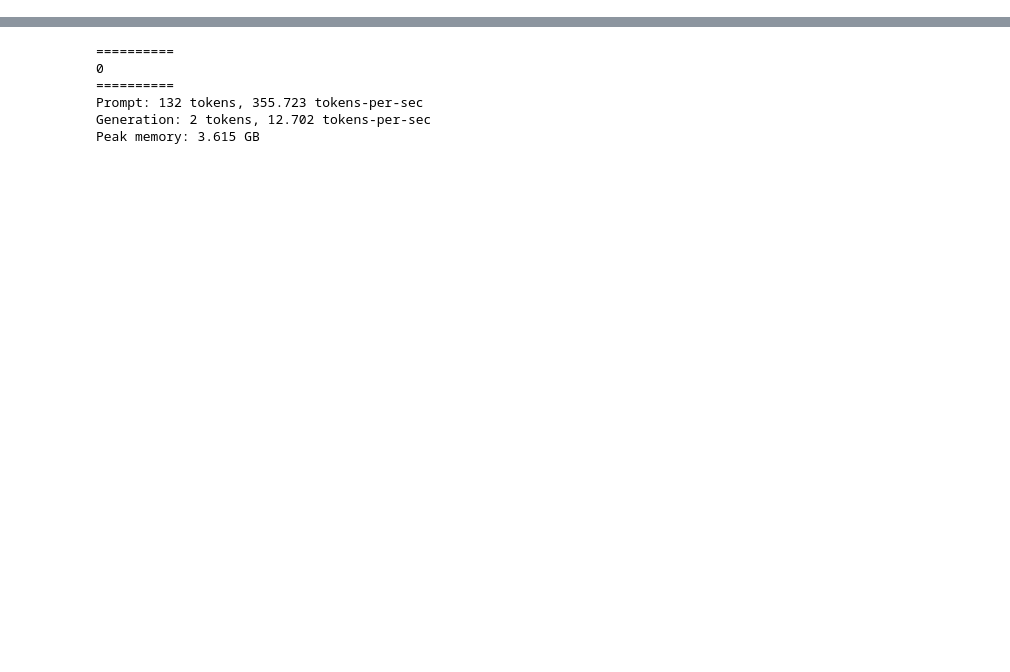
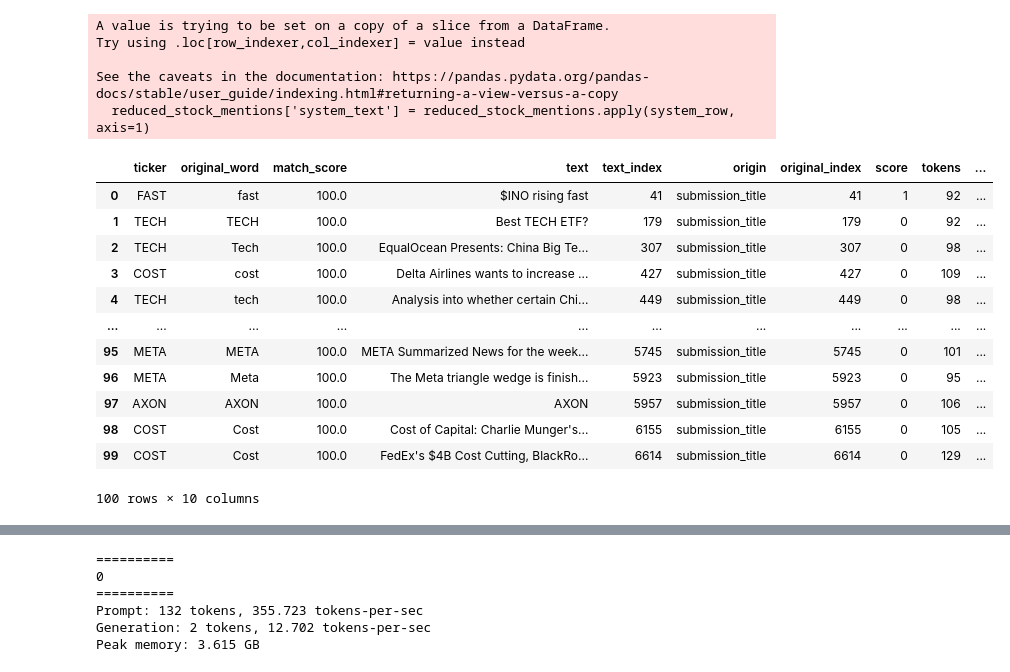
Before and after one commit to francescobraicovich/stonks, a Jupyter notebook: nlp/nlp_scoring.ipynb, the cells around one changed output, grey strips where cells are left out. Drawn from its saved outputs; the diff is of its cells as text; code cells hidden in the pictures; blank space fills up the shorter version.

```diff
--- a/nlp/nlp_scoring.ipynb
+++ b/nlp/nlp_scoring.ipynb
@@ -56,0 +3,4 @@ comments_list
+# %%
+stock_mentions = "../data/stock_mentions.parquet"
+stock_mentions = pd.read_parquet(stock_mentions)
+stock_mentions
@@ -56,0 +26,7 @@ comments_list
+# %%
+def score_row_gemini(row):
+    score, tokens = score_text_gemini(row['text'], row['ticker'], api_key)
+    print(f'scored {row['origin']} at index {row['original_index']}')
+    return score, tokens
+
+scores_series, tokens_series = zip(*stock_mentions.head(100).apply(score_row_gemini, axis=1))
@@ -56,0 +68,5 @@ comments_list
+# %%
+reduced_stock_mentions = stock_mentions.head(100)
+reduced_stock_mentions['score'] = scores_series
+reduced_stock_mentions['tokens'] = tokens_series
+reduced_stock_mentions
@@ -56,0 +97,28 @@ comments_list
+# %%
+from nlp_utils import system_text
+
+def system_row(row):
+    prompt = system_text(row['ticker'])
+    return prompt
+
+reduced_stock_mentions['system_text'] = reduced_stock_mentions.apply(system_row, axis=1)
+reduced_stock_mentions
+# %% [output]
+A value is trying to be set on a copy of a slice from a DataFrame.
+Try using .loc[row_indexer,col_indexer] = value instead
+
+See the caveats in the documentation: https://pandas.pydata.org/pandas-docs/stable/user_guide/indexing.html#returning-a-view-versus-a-copy
+  reduced_stock_mentions['system_text'] = reduced_stock_mentions.apply(system_row, axis=1)
+|  | ticker | original_word | match_score | text | text_index | origin | original_index | score | tokens | ... |
+| 0 | FAST | fast | 100.0 | $INO rising fast | 41 | submission_title | 41 | 1 | 92 | ... |
+| 1 | TECH | TECH | 100.0 | Best TECH ETF? | 179 | submission_title | 179 | 0 | 92 | ... |
+| 2 | TECH | Tech | 100.0 | EqualOcean Presents: China Big Te... | 307 | submission_title | 307 | 0 | 98 | ... |
+| 3 | COST | cost | 100.0 | Delta Airlines wants to increase ... | 427 | submission_title | 427 | 0 | 109 | ... |
+| 4 | TECH | tech | 100.0 | Analysis into whether certain Chi... | 449 | submission_title | 449 | 0 | 98 | ... |
+| ... | ... | ... | ... | ... | ... | ... | ... | ... | ... | ... |
+| 95 | META | META | 100.0 | META Summarized News for the week... | 5745 | submission_title | 5745 | 0 | 101 | ... |
+| 96 | META | Meta | 100.0 | The Meta triangle wedge is finish... | 5923 | submission_title | 5923 | 0 | 95 | ... |
+| 97 | AXON | AXON | 100.0 | AXON | 5957 | submission_title | 5957 | 0 | 106 | ... |
+| 98 | COST | Cost | 100.0 | Cost of Capital: Charlie Munger's... | 6155 | submission_title | 6155 | 0 | 105 | ... |
+| 99 | COST | Cost | 100.0 | FedEx's $4B Cost Cutting, BlackRo... | 6614 | submission_title | 6614 | 0 | 129 | ... |
+100 rows × 10 columns
```
Also changed, not shown: parts of 18 cells of this notebook, 3 other files.
